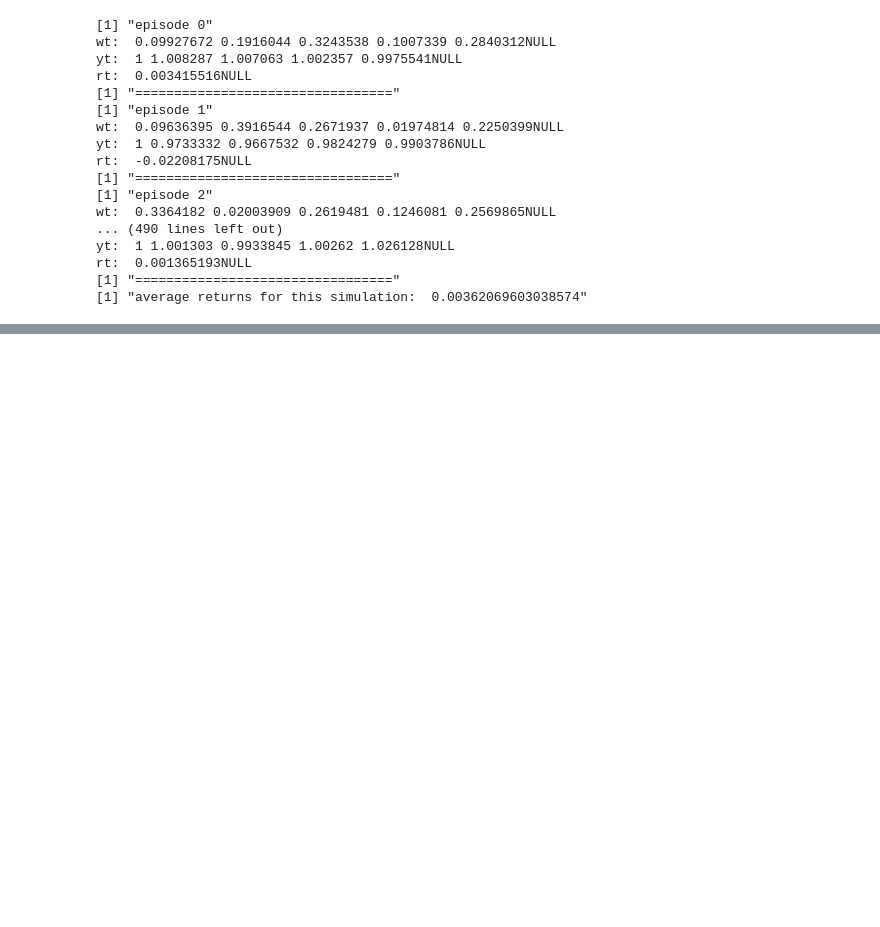
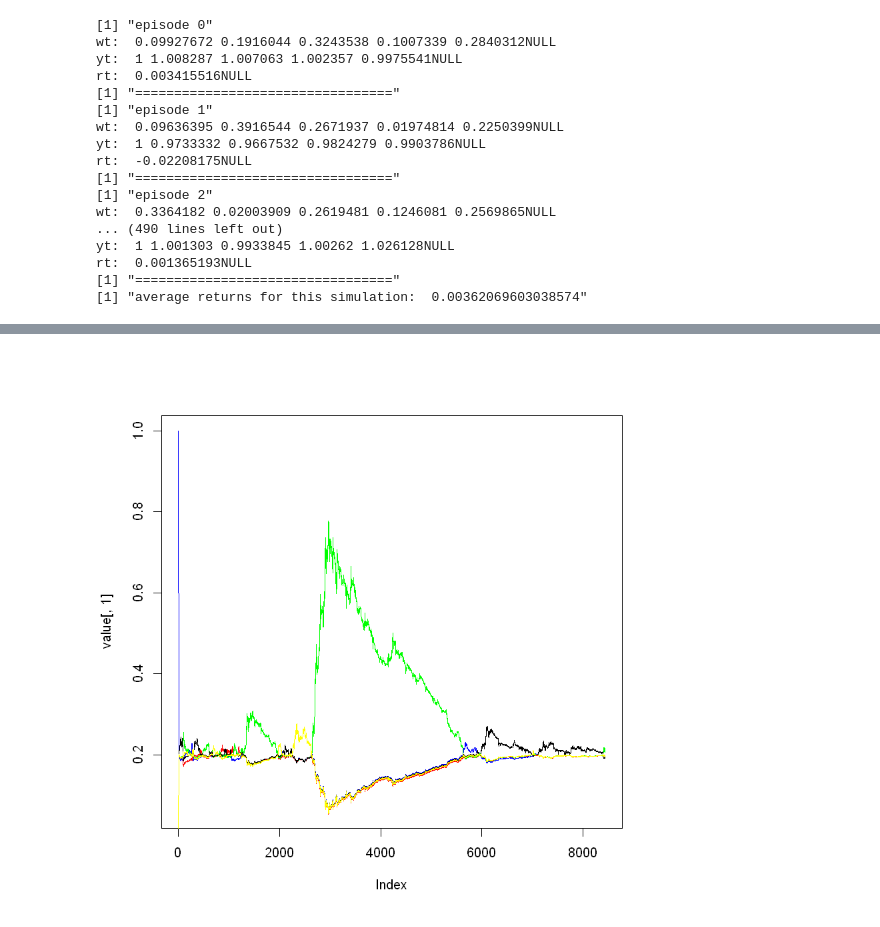
Before and after one commit to mattjliu/STAT-497-Term-Project, a Jupyter notebook: data/Main.ipynb, the cells around one changed output, grey strips where cells are left out. Cells and saved outputs as stored; diff of their text form; code cells hidden in the pictures; blank space fills up the shorter version.

```diff
--- a/data/Main.ipynb
+++ b/data/Main.ipynb
@@ -302,0 +322,13 @@ simulate_contextual1(5,4000,0.3,10,0.8)
+# %%
+plot_graph <- function(run,arg){
+    value <- run[[arg]]
+    plot(value[,1],type="l",col="blue")
+    lines(value[,2],type="l",col = "red")
+    lines(value[,3],type="l",col = "green")
+    lines(value[,4],type="l",col = "black")
+    lines(value[,5],type="l",col = "yellow")
+}
+
+plot_graph(test.run,"actions")
+# %% [output]
+[figure, added]
```
Also changed, not shown: parts of 25 cells of this notebook, 4 other files.
